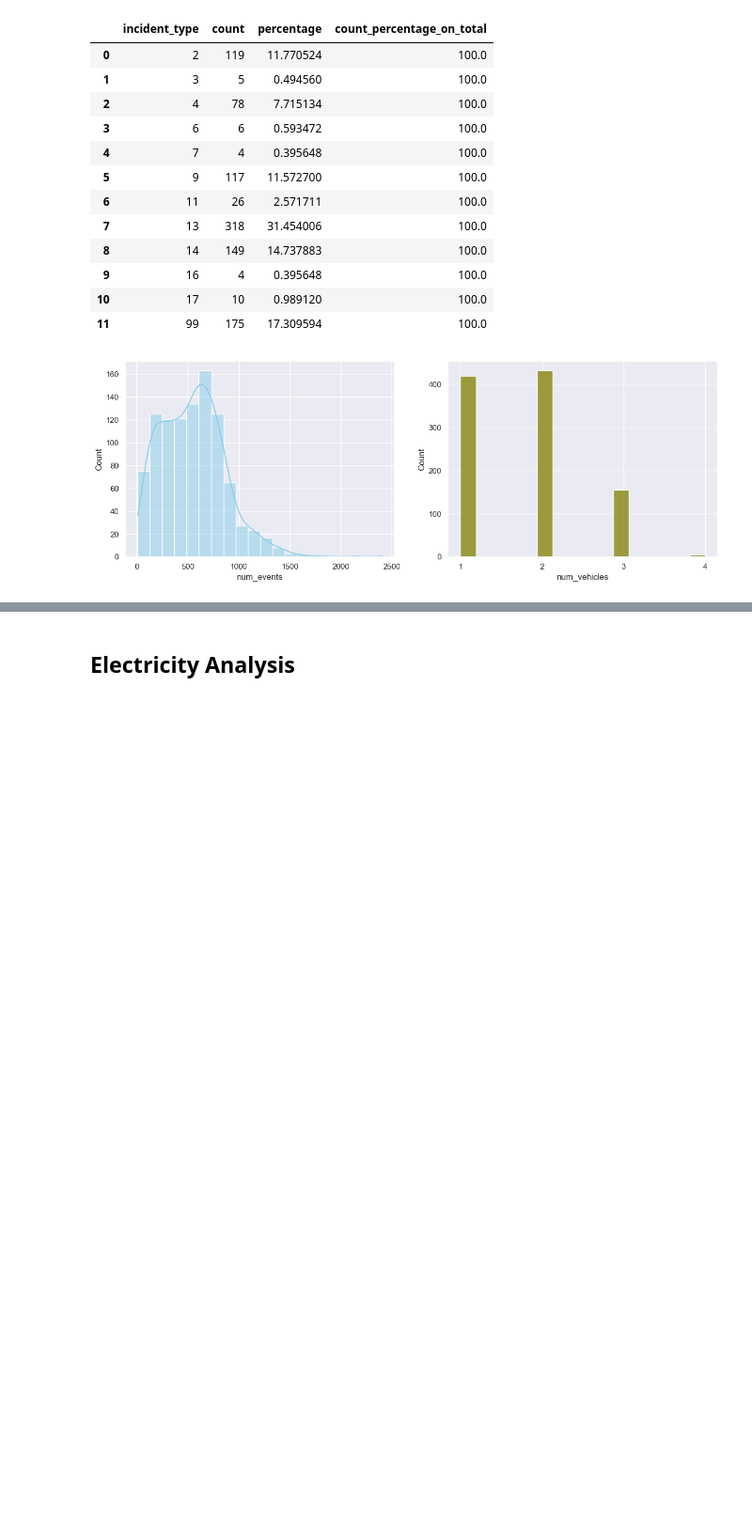
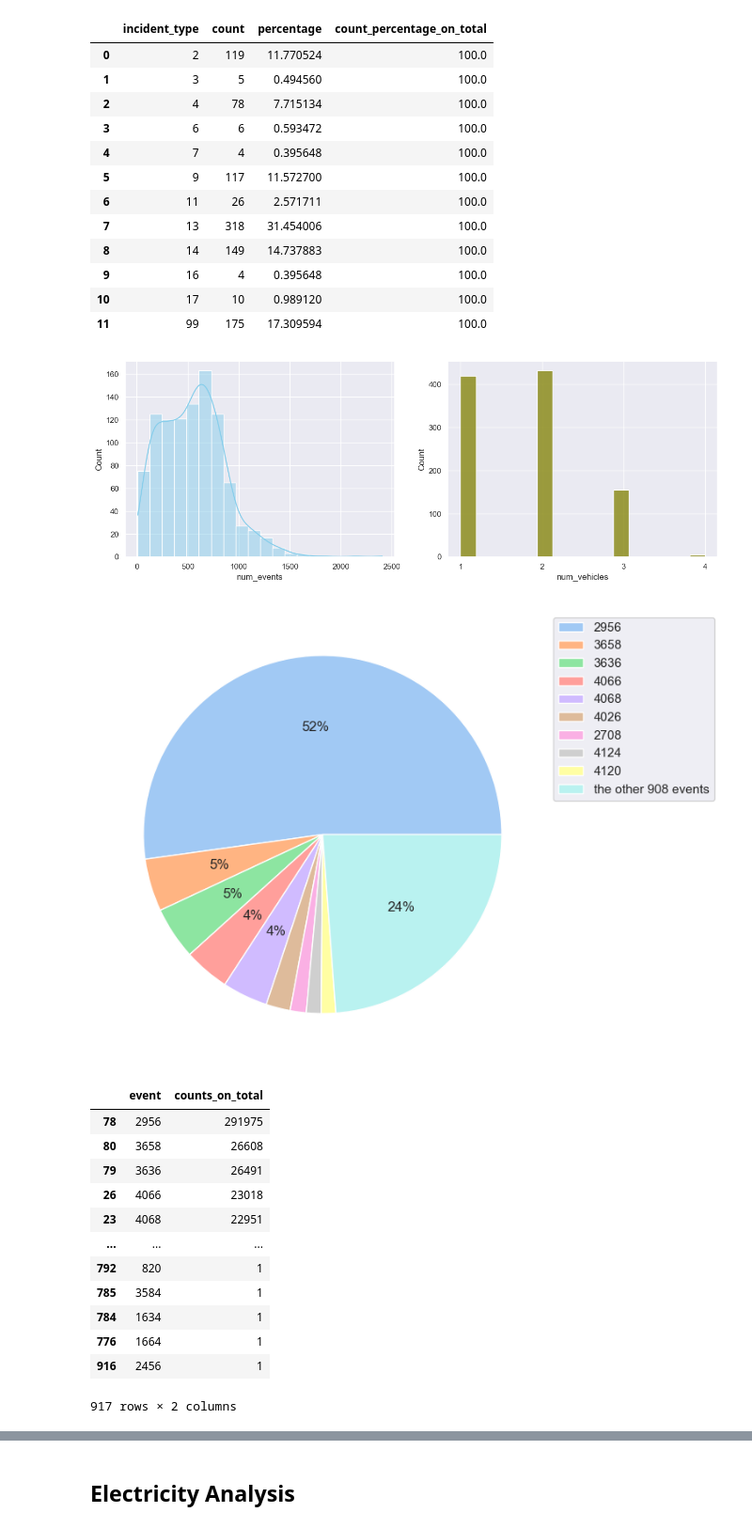
Before and after one commit to Carda01/SNCB_IncidentClassifier, a Jupyter notebook: pre_data_analysis/events_analysis.ipynb, the cells around one changed output, grey strips where cells are left out. Shown at 94% size. Drawn from its saved outputs; the diff is of its cells as text; code cells hidden in the pictures; blank space fills up the shorter version.

Commit message:
add statistical representation of events

```diff
--- a/pre_data_analysis/events_analysis.ipynb
+++ b/pre_data_analysis/events_analysis.ipynb
@@ -87,3 +87,43 @@ sns.histplot(data=df, x="num_vehicles", color='olive', ax=axs[1])
 plt.show()
 # %% [output]
 [figure]
+# %%
+all_events = np.concatenate(df.events_sequence)
+
+event_counts = pd.DataFrame.from_dict(Counter(all_events), orient='index', columns=['counts_on_total'])
+event_counts = event_counts.reset_index(names='event').sort_values(by='counts_on_total', ascending=False)
+
+first_x = 9
+
+counts_first_x = event_counts[:first_x].copy()
+counts_others = pd.DataFrame(data = {
+    'event': [f'the other {event_counts.shape[0] - first_x} events'],
+    'counts_on_total': [event_counts.counts_on_total[first_x:].sum()]
+})
+
+def autopct_more_than_3(pct):
+    return ('%1.f%%' % pct) if pct > 3 else ''
+
+event_counts_summarized = pd.concat([counts_first_x, counts_others])
+colors = sns.color_palette('pastel')
+fig, ax = plt.subplots(figsize=(7, 7))
+plt.pie(event_counts_summarized.counts_on_total, autopct=autopct_more_than_3, colors=colors)
+ax.legend(event_counts_summarized.event, loc='best', bbox_to_anchor=(1,1))
+plt.show()
+
+display(event_counts)
+# %% [output]
+[figure, added]
+|  | event | counts_on_total |
+| 78 | 2956 | 291975 |
+| 80 | 3658 | 26608 |
+| 79 | 3636 | 26491 |
+| 26 | 4066 | 23018 |
+| 23 | 4068 | 22951 |
+| ... | ... | ... |
+| 792 | 820 | 1 |
+| 785 | 3584 | 1 |
+| 784 | 1634 | 1 |
+| 776 | 1664 | 1 |
+| 916 | 2456 | 1 |
+917 rows × 2 columns
```
Also changed, not shown: parts of 6 cells of this notebook.
